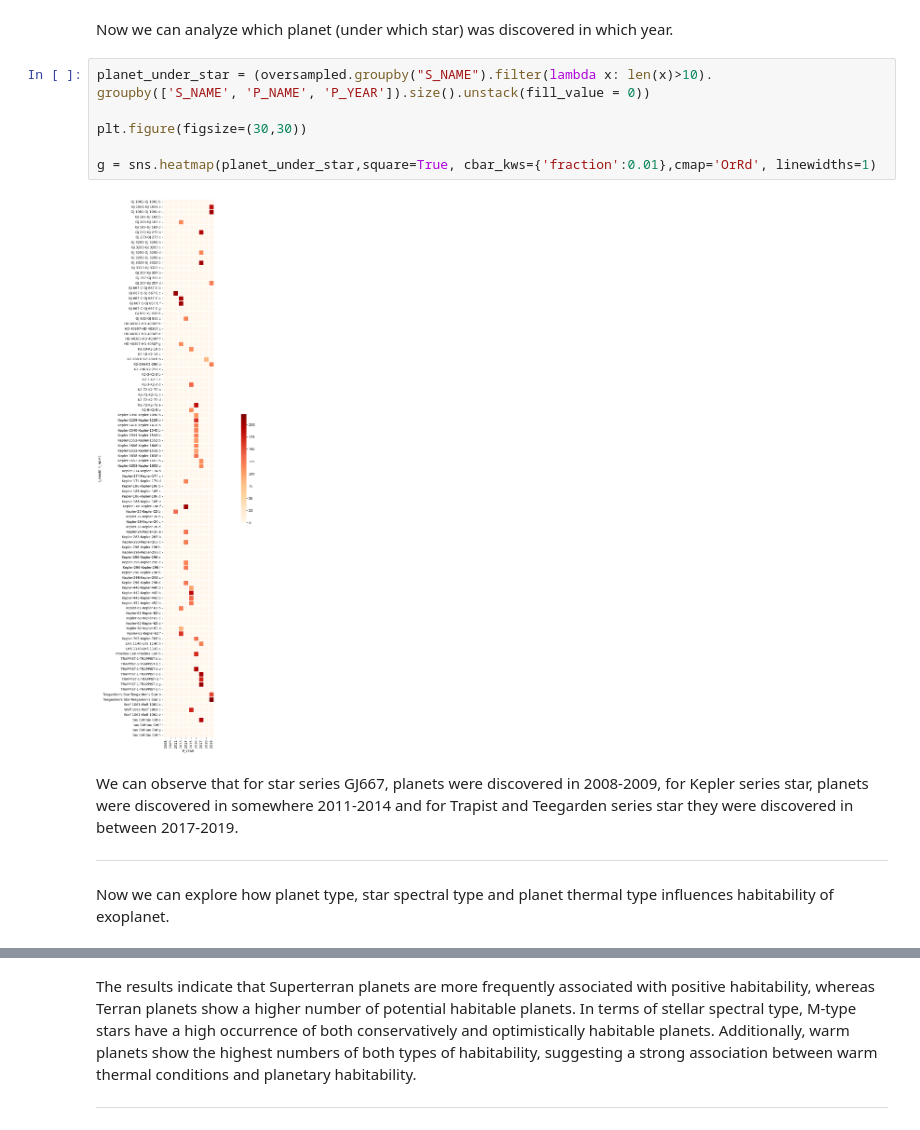
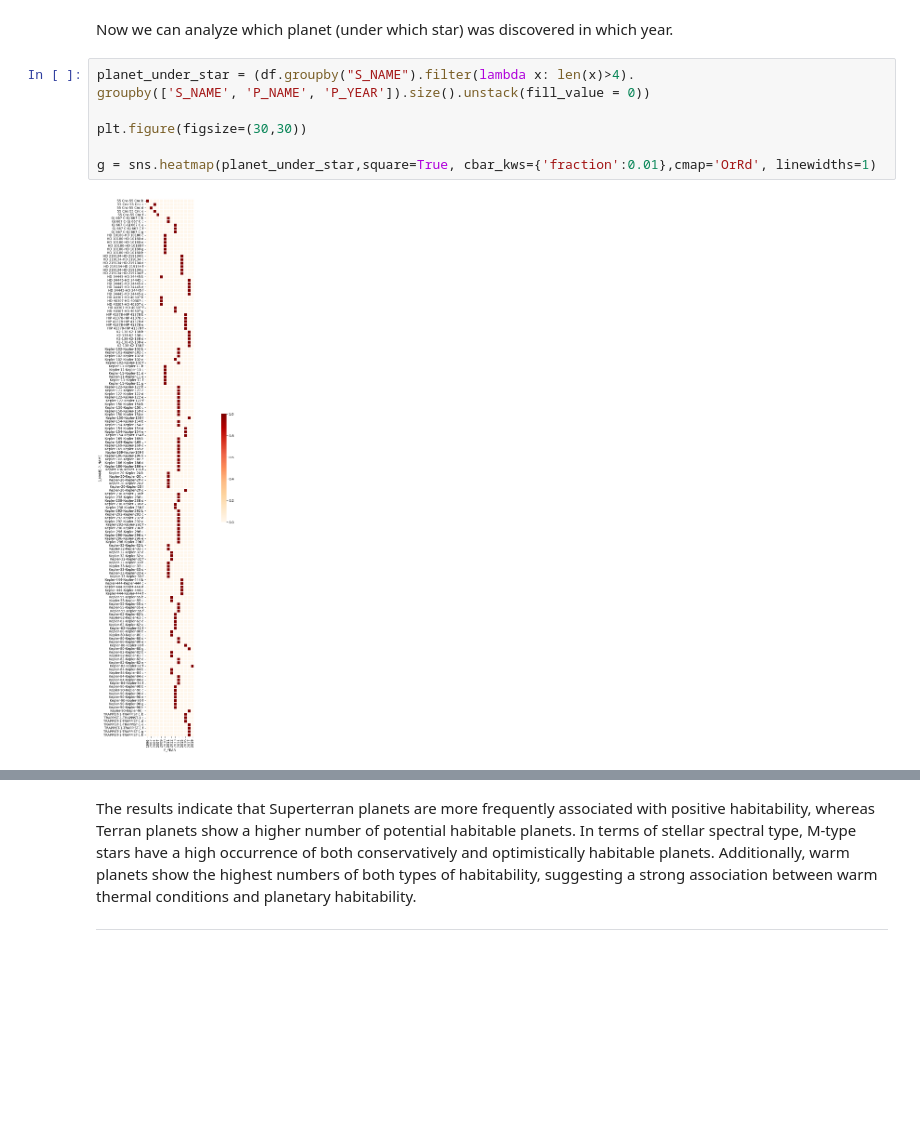
Before and after one commit to Ridima28/Exoplanet-Habitability-Classification, a Jupyter notebook: models/main.ipynb, the cells around one changed output, grey strips where cells are left out. Saved outputs shown, nothing was run; the diff lists cells and outputs as text; blank space fills up the shorter version.

```diff
--- a/models/main.ipynb
+++ b/models/main.ipynb
@@ -204,20 +192,13 @@ Radial Velocity technique detected potentially habitual exoplanets and Transit m
 # %% [markdown]
 Now we can analyze which planet (under which star) was discovered in which year.
 # %%
-planet_under_star = (oversampled.groupby("S_NAME").filter(lambda x: len(x)>10).
+planet_under_star = (df.groupby("S_NAME").filter(lambda x: len(x)>4).
 groupby(['S_NAME', 'P_NAME', 'P_YEAR']).size().unstack(fill_value = 0))
 
 plt.figure(figsize=(30,30))
 
 g = sns.heatmap(planet_under_star,square=True, cbar_kws={'fraction':0.01},cmap='OrRd', linewidths=1)
 # %% [output]
-[figure, old version]
+[figure, new version]
-# %% [markdown]
-We can observe that for star series GJ667, planets were discovered in 2008-2009, for Kepler series star, planets were discovered in somewhere 2011-2014 and for Trapist and Teegarden series star they were discovered in between 2017-2019.
-
-
------------------------------------------------------------------------------
-# %% [markdown]
-Now we can explore how planet type, star spectral type and planet thermal type influences habitability of exoplanet.
 # %%
 sns.axes_style(style='ticks')
```
Also changed, not shown: parts of 65 cells of this notebook, 11 other files.
